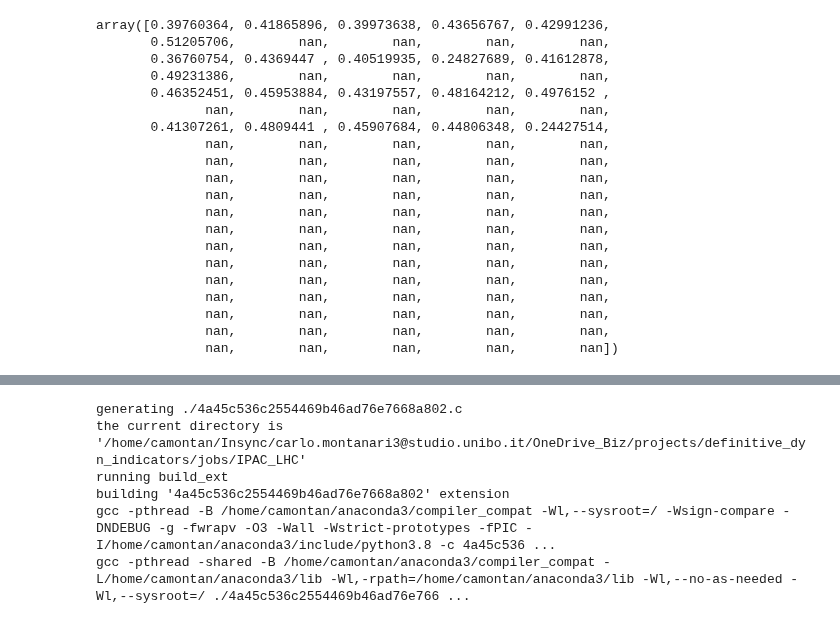
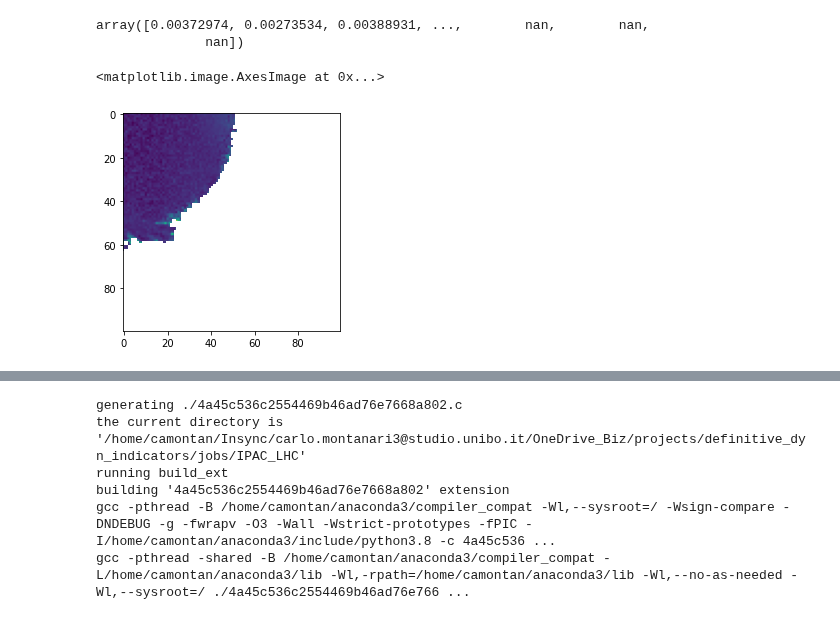
Before and after one commit to carlidel/definitive_dyn_indicators, a Jupyter notebook: jobs/IPAC_LHC/tests gpu.ipynb, the cells around one changed output, grey strips where cells are left out. Drawn from its saved outputs; the diff is of its cells as text; code cells hidden in the pictures.

```diff
--- a/jobs/IPAC_LHC/tests gpu.ipynb
+++ b/jobs/IPAC_LHC/tests gpu.ipynb
@@ -118,9 +150,9 @@ Event sample, at time 20. Current time 10.
 # %%
 with h5py.File(output, "r") as file:
-    d0 = file[f"lyapunov/{20}"][:]
+    d0 = file[f"lyapunov/{1000}"][:]
 
 with h5py.File(output_nochk, "r") as file:
-    d1 = file[f"lyapunov/{20}"][:]
+    d1 = file[f"lyapunov/{1000}"][:]
 # %%
 d0
 # %% [output]
@@ -147,23 +161,10 @@ array([0.39760364, 0.41865896, 0.39973638, 0.43656767, 0.42991236,
 # %%
 d1
 # %% [output]
-array([0.39760364, 0.41865896, 0.39973638, 0.43656767, 0.42991236,
-       0.51205706,        nan,        nan,        nan,        nan,
-       0.36760754, 0.4369447 , 0.40519935, 0.24827689, 0.41612878,
-       0.49231386,        nan,        nan,        nan,        nan,
-       0.46352451, 0.45953884, 0.43197557, 0.48164212, 0.4976152 ,
-              nan,        nan,        nan,        nan,        nan,
-       0.41307261, 0.4809441 , 0.45907684, 0.44806348, 0.24427514,
-              nan,        nan,        nan,        nan,        nan,
-              nan,        nan,        nan,        nan,        nan,
-              nan,        nan,        nan,        nan,        nan,
-              nan,        nan,        nan,        nan,        nan,
-              nan,        nan,        nan,        nan,        nan,
-              nan,        nan,        nan,        nan,        nan,
-              nan,        nan,        nan,        nan,        nan,
-              nan,        nan,        nan,        nan,        nan,
-              nan,        nan,        nan,        nan,        nan,
-              nan,        nan,        nan,        nan,        nan,
-              nan,        nan,        nan,        nan,        nan,
-              nan,        nan,        nan,        nan,        nan,
-              nan,        nan,        nan,        nan,        nan])
+array([0.00372974, 0.00273534, 0.00388931, ...,        nan,        nan,
+              nan])
+# %%
+plt.imshow(d0.reshape(100, 100))
+# %% [output]
+<matplotlib.image.AxesImage at 0x...>
+[figure, added]
```
Also changed, not shown: parts of 14 cells of this notebook, 2 other files.
